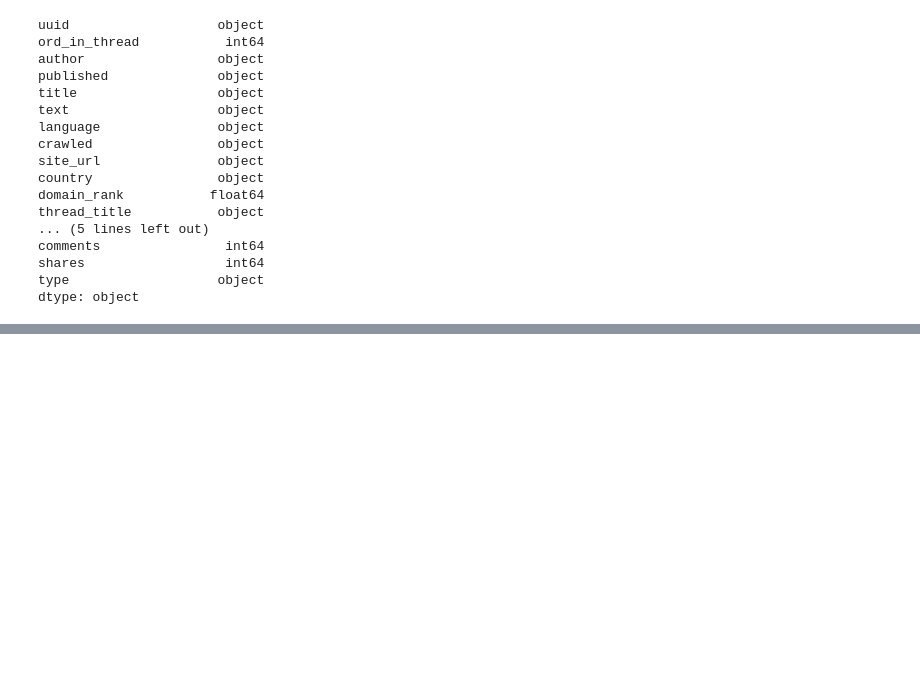
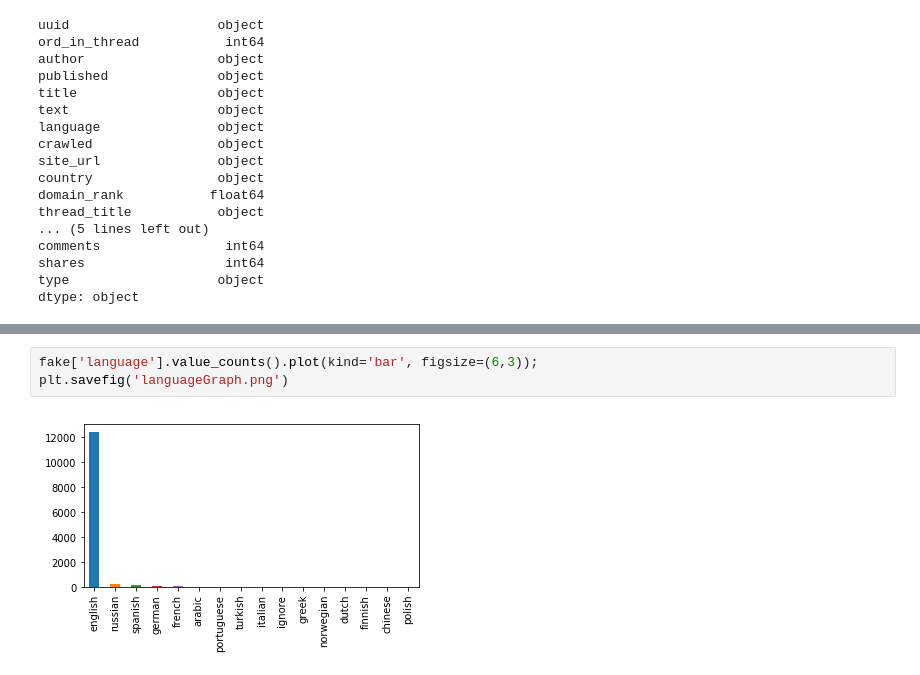
Before and after one commit to claramoreirag/FEUP-PRI, a Jupyter notebook: data_analysis.ipynb, the cells around one changed output, grey strips where cells are left out. Saved outputs shown, nothing was run; the diff lists cells and outputs as text; blank space fills up the shorter version.

```diff
--- a/data_analysis.ipynb
+++ b/data_analysis.ipynb
@@ -63,0 +81,5 @@ dtype: object
+# %%
+fake['language'].value_counts().plot(kind='bar', figsize=(6,3));
+plt.savefig('languageGraph.png')
+# %% [output]
+[figure, added]
```
Also changed, not shown: parts of 10 cells of this notebook, 7 other files.
